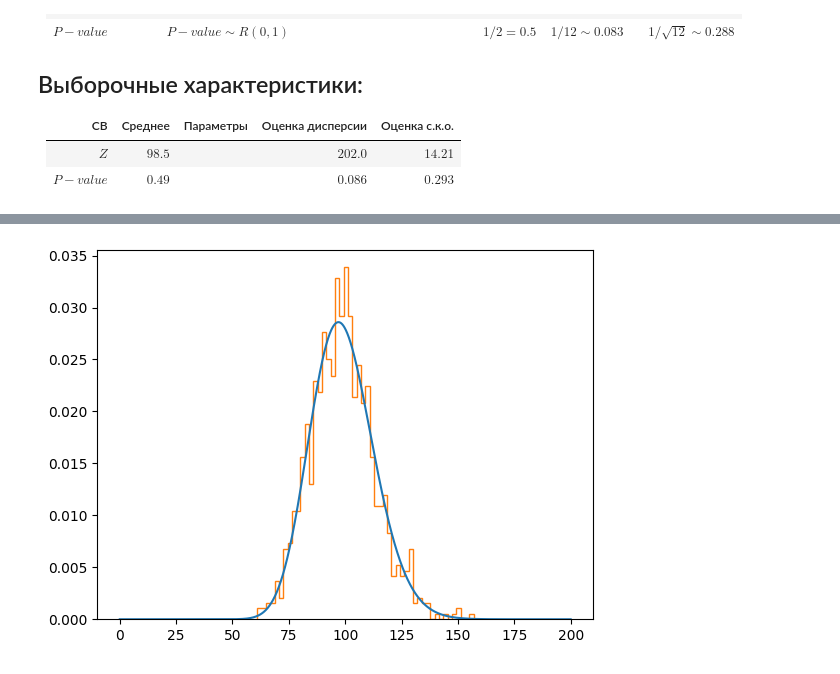
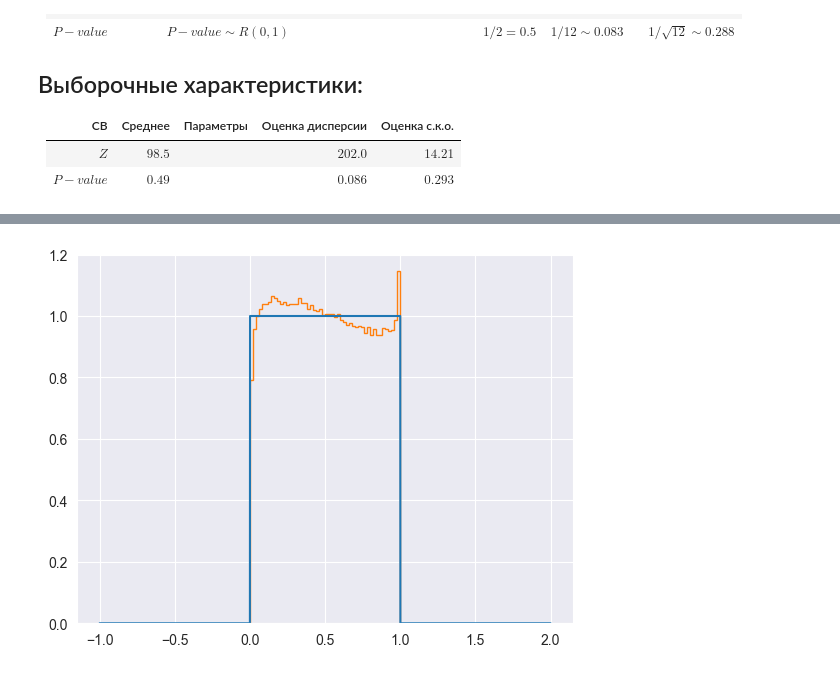
Before and after one commit to MEPhI-Floppas/matstat.py, a Jupyter notebook: lab1.ipynb, the cells around one changed output, grey strips where cells are left out. Saved outputs shown, nothing was run; the diff lists cells and outputs as text; code cells hidden in the pictures.

```diff
--- a/lab1.ipynb
+++ b/lab1.ipynb
@@ -212,8 +212,8 @@ Z, p_value
 | 2-sample F-test<br/>($m$ - изв)    | $D(X_1) = D(X_2)$     | $12.33$                                 | $1.11 \cdot 10^{-16}$       | Отвергаем $H_0$                   | -                    |
 | 2-sample F-test<br/>($m$ - не изв) | $D(X_1) = D(X_2)$     | $12.21$                                 | $1.11 \cdot 10^{-16}$       | Принимаем $H_0$                   | -                    |
 # %%
-Xs = np.random.normal(-1, 2, 100 * 1000).reshape((100, 1000,))
+Xs = np.random.chisquare(5, 300 * 100000).reshape((300, 100000,))
 stds = np.var(Xs, axis=0, ddof=1)
-chi_sq = (100 - 1) * stds / 4
+chi_sq = (300 - 1) * stds / 10
 np.mean(chi_sq)
 # %% [output]
@@ -229,4 +233,4 @@ np.std(chi_sq, ddof=1)
 # %%
-p_values = stats.distributions.chi2.cdf(chi_sq, 100 - 1)
+p_values = stats.distributions.gamma.cdf(chi_sq, 68, scale = 4.4)
 p_values
 # %% [output]
@@ -294,9 +292,9 @@ np.std(p_values, ddof=1)
 # %%
-x = np.linspace(0, 200, 10000)
-y = stats.distributions.chi2.pdf(x, 100 - 1)
+x = np.linspace(-1, 2, 10000)
+y = stats.distributions.uniform.pdf(x, 0, 1)
 plt.plot(x, y)
-counts, bins = np.histogram(chi_sq, bins=50)
-plt.stairs(counts * 50 / (1000 * (bins[-1] - bins[0])), bins)
+counts, bins = np.histogram(p_values, bins=50)
+plt.stairs(counts * 50 / (1000000 * (bins[-1] - bins[0])), bins)
 plt.show()
 # %% [output]
-[figure, old version]
+[figure, new version]
```
Also changed, not shown: parts of 10 cells of this notebook.
